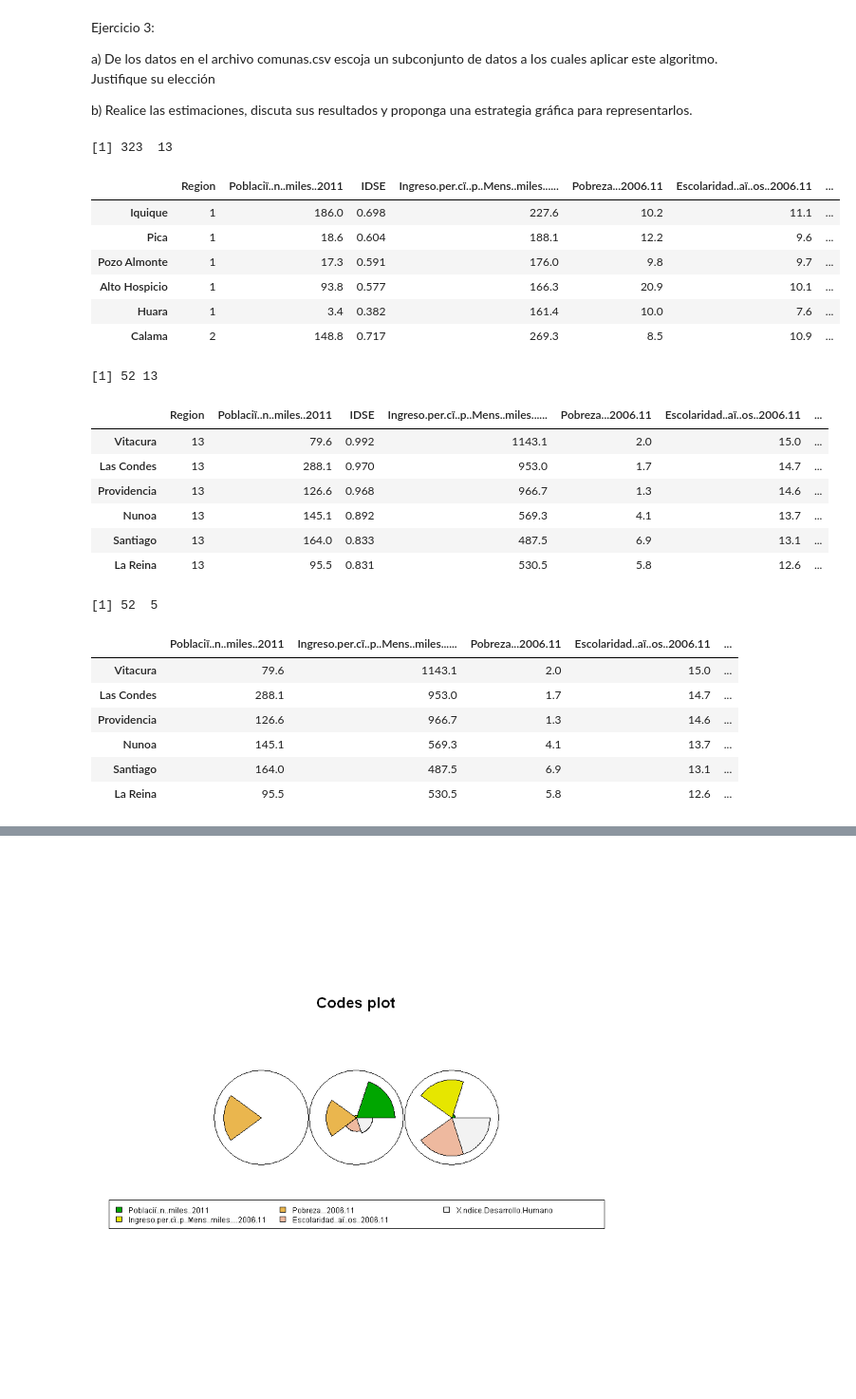
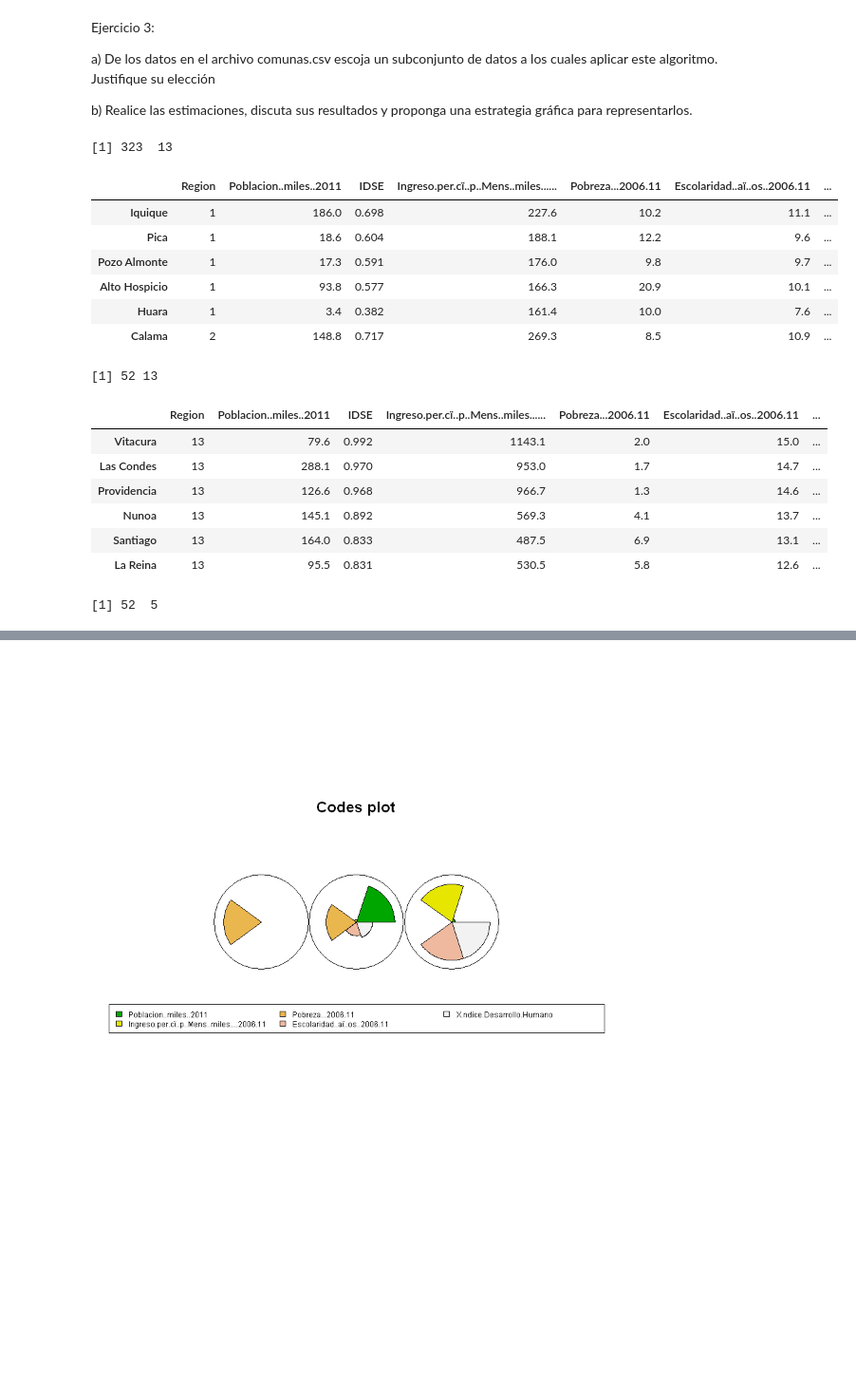
Before and after one commit to alexbgh1/INFO257_U2, a Jupyter notebook: clustering/Clustering_Notebook3.ipynb, the cells around one changed output, grey strips where cells are left out. Shown at 95% size. Saved outputs shown, nothing was run; the diff lists cells and outputs as text; code cells hidden in the pictures; blank space fills up the shorter version.

```diff
--- a/clustering/Clustering_Notebook3.ipynb
+++ b/clustering/Clustering_Notebook3.ipynb
@@ -162,31 +162,30 @@ b) Realice las estimaciones, discuta sus resultados y proponga una estrategia gr
 # %%
 #       3.a
 
 
 #Inicializando datos
 datos <- read.csv("comunas.csv", row.names = 2 ,header=TRUE,sep=";",dec=".")
 dim(datos)
 head(datos)
 
 #Filtrando Region Metropolitana
 datos <- datos[datos$Region=='13',c(1,2,3,4,5,6,7,8,9,10,11,12,13)]
 dim(datos)
 head(datos)
 
 
 #Filtrando Poblacion, ingreso per capita, pobreza, escolaridad, indice de desarrollo humano
 datos <- datos[, c(2,4,5,6,10)]
 dim(datos)
-head(datos)
 
 # ¿Por qué la RM y estos datos?
 # Como en un trabajo anterior de clustering habíamos utilizado estos datos nos sirve como comparativa y ver qué tal lo hace el algoritmo SOM
 # Se escogieron 5 datos que a simple vista pueden estar relacionados (pobreza, escolaridad, indice de desarollo, etc)
 # Pero al ser un método SOM, la misma función debe utilizar la entrada para hacer la agrupación adecuada "sin conocer la categorización de los datos"
 # Además al ser multidimensional, con 5 datos (propiedades/columnas) nos sirve para pasarlo a una representación 2D
 # %% [output]
 [1] 323  13
-|  | Region | Poblaciï..n..miles..2011 | IDSE | Ingreso.per.cï..p..Mens..miles...... | Pobreza...2006.11 | Escolaridad..aï..os..2006.11 | ... |
+|  | Region | Poblacion..miles..2011 | IDSE | Ingreso.per.cï..p..Mens..miles...... | Pobreza...2006.11 | Escolaridad..aï..os..2006.11 | ... |
 | Iquique | 1 | 186.0 | 0.698 | 227.6 | 10.2 | 11.1 | ... |
 | Pica | 1 | 18.6 | 0.604 | 188.1 | 12.2 | 9.6 | ... |
 | Pozo Almonte | 1 | 17.3 | 0.591 | 176.0 | 9.8 | 9.7 | ... |
@@ -194,7 +193,7 @@ head(datos)
 | Huara | 1 | 3.4 | 0.382 | 161.4 | 10.0 | 7.6 | ... |
 | Calama | 2 | 148.8 | 0.717 | 269.3 | 8.5 | 10.9 | ... |
 [1] 52 13
-|  | Region | Poblaciï..n..miles..2011 | IDSE | Ingreso.per.cï..p..Mens..miles...... | Pobreza...2006.11 | Escolaridad..aï..os..2006.11 | ... |
+|  | Region | Poblacion..miles..2011 | IDSE | Ingreso.per.cï..p..Mens..miles...... | Pobreza...2006.11 | Escolaridad..aï..os..2006.11 | ... |
 | Vitacura | 13 | 79.6 | 0.992 | 1143.1 | 2.0 | 15.0 | ... |
 | Las Condes | 13 | 288.1 | 0.970 | 953.0 | 1.7 | 14.7 | ... |
 | Providencia | 13 | 126.6 | 0.968 | 966.7 | 1.3 | 14.6 | ... |
@@ -202,10 +201,3 @@ head(datos)
 | Santiago | 13 | 164.0 | 0.833 | 487.5 | 6.9 | 13.1 | ... |
 | La Reina | 13 | 95.5 | 0.831 | 530.5 | 5.8 | 12.6 | ... |
 [1] 52  5
-|  | Poblaciï..n..miles..2011 | Ingreso.per.cï..p..Mens..miles...... | Pobreza...2006.11 | Escolaridad..aï..os..2006.11 | ... |
-| Vitacura | 79.6 | 1143.1 | 2.0 | 15.0 | ... |
-| Las Condes | 288.1 | 953.0 | 1.7 | 14.7 | ... |
-| Providencia | 126.6 | 966.7 | 1.3 | 14.6 | ... |
-| Nunoa | 145.1 | 569.3 | 4.1 | 13.7 | ... |
-| Santiago | 164.0 | 487.5 | 6.9 | 13.1 | ... |
-| La Reina | 95.5 | 530.5 | 5.8 | 12.6 | ... |
```
Also changed, not shown: parts of 7 cells of this notebook, 2 other files.
